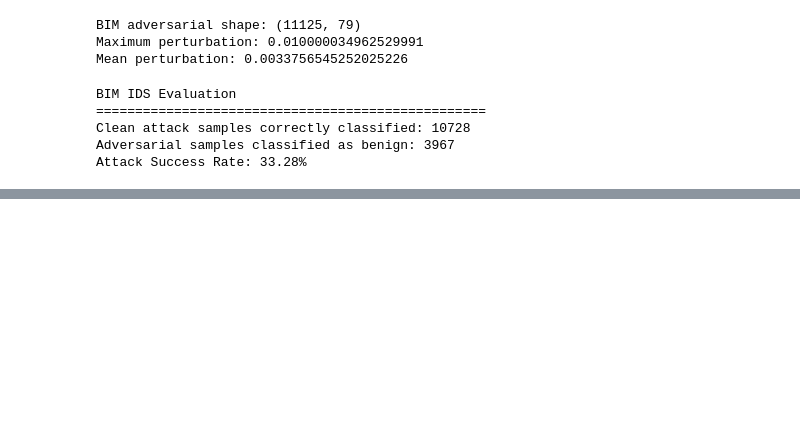
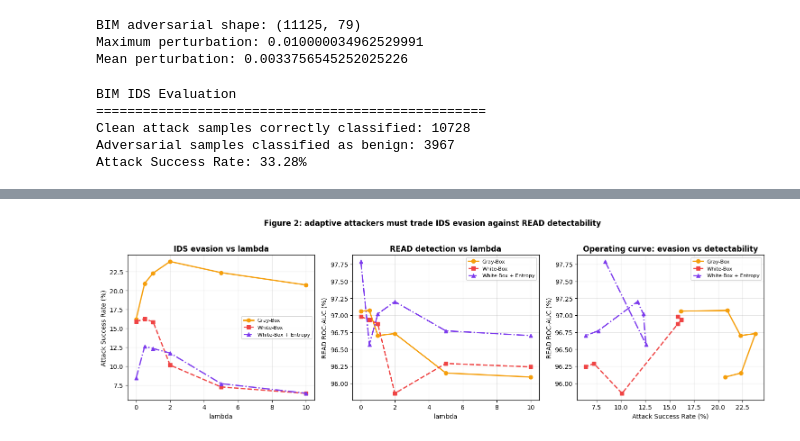
Before and after one commit to halimAhtasham/Algorithm_Exercise, a Jupyter notebook: config.ipynb, the cells around one changed output, grey strips where cells are left out. Saved outputs shown, nothing was run; the diff lists cells and outputs as text; code cells hidden in the pictures; blank space fills up the shorter version.

```diff
--- a/config.ipynb
+++ b/config.ipynb
@@ -2913,0 +4380,98 @@ display(comparison_df)
+# %%
+# ============================================================
+# Step 28 — Lambda sweep v2 (gray-box / white-box / white-box+entropy)
+# ============================================================
+LAMBDAS_V2 = [0.0, 0.5, 1.0, 2.0, 5.0, 10.0]
+SWEEP_EPS   = 0.01
+SWEEP_ALPHA = 0.001
+SWEEP_ITERS = 40
+GAMMA_FULL  = 1.0      # entropy weight for the "full adaptive" attacker
+
+sweep_v2_rows = []
+
+for lam in LAMBDAS_V2:
+    print(f"\n{'='*58}\n  lambda = {lam}\n{'='*58}")
+
+    configs = {
+        "Gray-Box": dict(
+            mode="graybox",
+            surrogate_reconstructor=surrogate_reconstructor,
+            gamma=0.0),
+        "White-Box": dict(
+            mode="whitebox",
+            reconstruction_model=reconstruction_model,
+            feature_extractor=ids_feature_extractor,
+            gamma=0.0),
+        "White-Box + Entropy": dict(
+            mode="whitebox",
+            reconstruction_model=reconstruction_model,
+            feature_extractor=ids_feature_extractor,
+            gamma=GAMMA_FULL),
+    }
+
+    for cname, kwargs in configs.items():
+        X_adv = generate_adaptive_pgd_v2(
+            ids_model, X_attack_clean,
+            epsilon=SWEEP_EPS, alpha=SWEEP_ALPHA,
+            iterations=SWEEP_ITERS, lam=lam, **kwargs
+        )
+
+        asr   = compute_asr(ids_model, X_attack_clean, X_adv)
+        feats = get_read_features(X_adv)
+        res   = evaluate_read_detector(
+            read_detector, benign_features, feats,
+            label=f"{cname} lam={lam}")
+
+        sweep_v2_rows.append({
+            "attack_type": cname,
+            "lambda": lam,
+            "asr": asr,
+            "medae_mean": float(feats[:, 0].mean()),
+            "entropy_mean": float(feats[:, 3].mean()),
+            **res
+        })
+
+sweep_v2_df = pd.DataFrame(sweep_v2_rows)
+sweep_v2_df["asr_pct"]      = (sweep_v2_df["asr"] * 100).round(2)
+sweep_v2_df["read_roc_pct"] = (sweep_v2_df["roc_auc"] * 100).round(2)
+
+print("\n\n===== LAMBDA SWEEP v2 (MAIN PAPER TABLE) =====")
+display(sweep_v2_df[["attack_type", "lambda", "asr_pct", "read_roc_pct",
+                     "f1", "pr_auc", "medae_mean", "entropy_mean"]])
+sweep_v2_df.to_csv("table_lambda_sweep_v2.csv", index=False)
+
+# --- Figure 2 (revised): the evasion/detection trade-off ------------------
+fig, axes = plt.subplots(1, 3, figsize=(15, 4.5))
+styles = {
+    "Gray-Box":            ("#f59e0b", "o", "-"),
+    "White-Box":           ("#ef4444", "s", "--"),
+    "White-Box + Entropy": ("#7c3aed", "^", "-."),
+}
+
+for atype, (color, marker, ls) in styles.items():
+    sub = sweep_v2_df[sweep_v2_df["attack_type"] == atype].sort_values("lambda")
+    axes[0].plot(sub["lambda"], sub["asr_pct"], color=color, marker=marker,
+                 linestyle=ls, linewidth=2, label=atype)
+    axes[1].plot(sub["lambda"], sub["read_roc_pct"], color=color, marker=marker,
+                 linestyle=ls, linewidth=2, label=atype)
+    axes[2].plot(sub["asr_pct"], sub["read_roc_pct"], color=color, marker=marker,
+                 linestyle=ls, linewidth=2, label=atype)
+
+axes[0].set_xlabel("lambda"); axes[0].set_ylabel("Attack Success Rate (%)")
+axes[0].set_title("IDS evasion vs lambda", fontweight="bold")
+
+axes[1].set_xlabel("lambda"); axes[1].set_ylabel("READ ROC-AUC (%)")
+axes[1].set_title("READ detection vs lambda", fontweight="bold")
+
+axes[2].set_xlabel("Attack Success Rate (%)"); axes[2].set_ylabel("READ ROC-AUC (%)")
+axes[2].set_title("Operating curve: evasion vs detectability", fontweight="bold")
+
+for ax in axes:
+    ax.legend(fontsize=8); ax.grid(alpha=0.3)
+
+plt.suptitle("Figure 2: adaptive attackers must trade IDS evasion against READ detectability",
+             fontweight="bold", y=1.02)
+plt.tight_layout()
+plt.savefig("figure2_lambda_sweep_v2.pdf", dpi=150, bbox_inches="tight")
+plt.show()
+# %% [output]
@@ -2913,0 +4512 @@ display(comparison_df)
+[figure, added]
```
Also changed, not shown: parts of 88 cells of this notebook.
